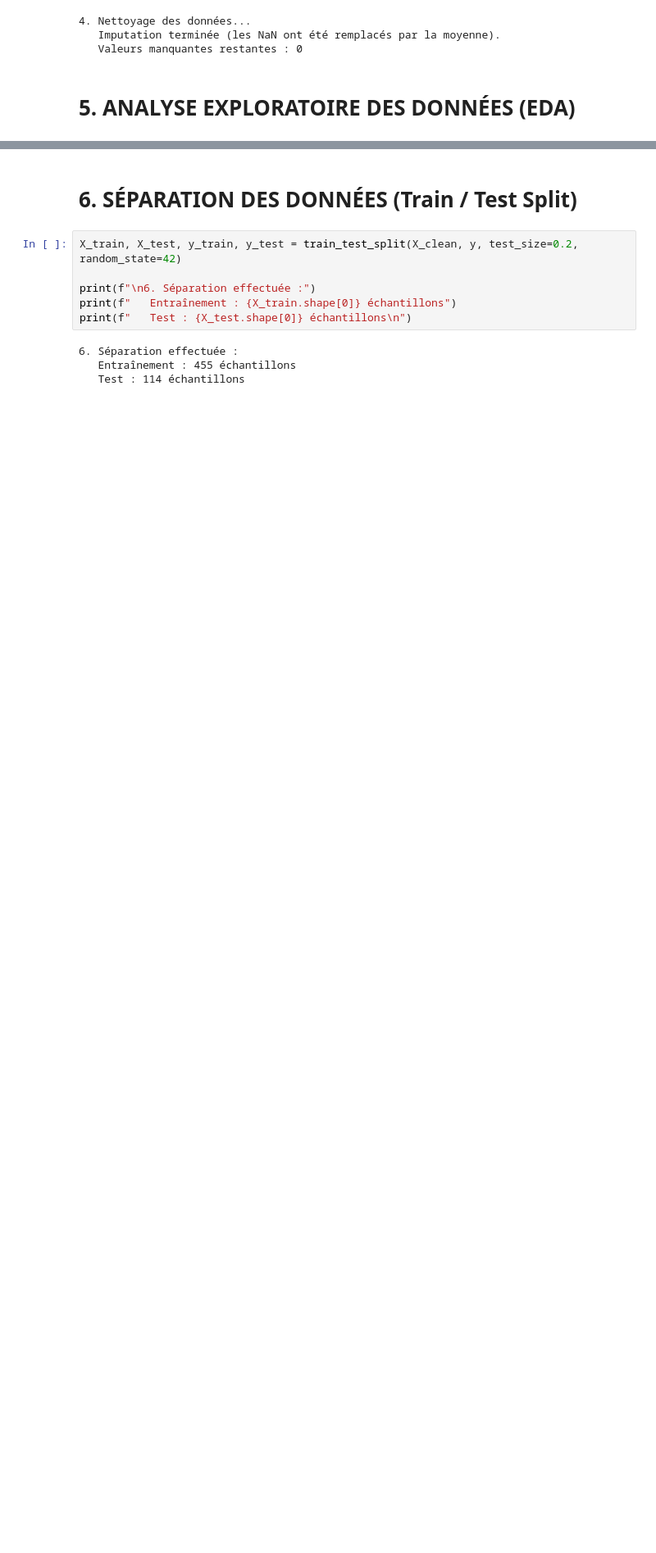
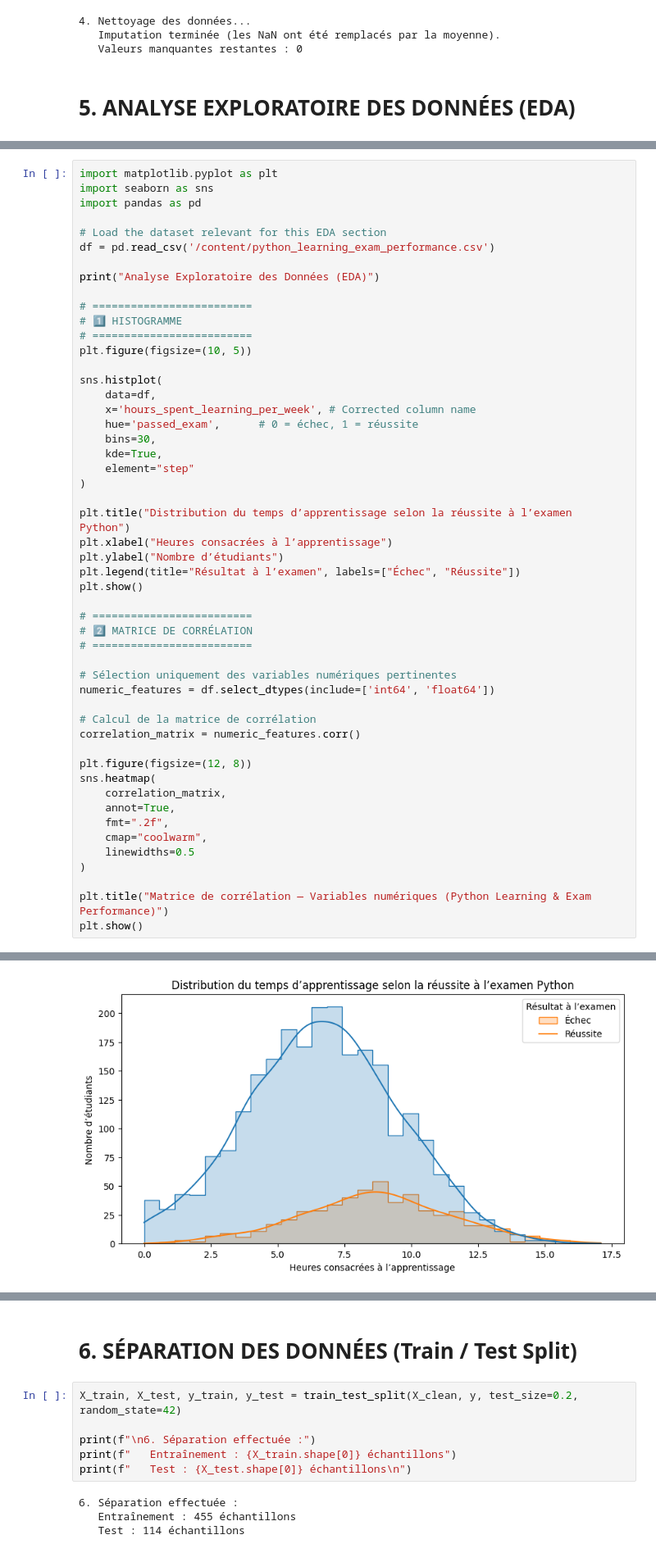
Before and after one commit to 984IKRAM/24010307-EL-BOUKHARI-IKRAM-CAC-2-, a Jupyter notebook: Python_Learning_&_Exam_Performance_Dataset.ipynb, the cells around one changed output, grey strips where cells are left out. Shown: that part at 82% size. Cells and saved outputs as stored; diff of their text form; blank space fills up the shorter version.

```diff
--- a/Python_Learning_&_Exam_Performance_Dataset.ipynb
+++ b/Python_Learning_&_Exam_Performance_Dataset.ipynb
@@ -129,0 +96,52 @@ max      28.110000     39.280000      188.500000  2501.000000         0.144700
+# %%
+import matplotlib.pyplot as plt
+import seaborn as sns
+import pandas as pd
+
+# Load the dataset relevant for this EDA section
+df = pd.read_csv('/content/python_learning_exam_performance.csv')
+
+print("Analyse Exploratoire des Données (EDA)")
+
+# =========================
+# 1️⃣ HISTOGRAMME
+# =========================
+plt.figure(figsize=(10, 5))
+
+sns.histplot(
+    data=df,
+    x='hours_spent_learning_per_week', # Corrected column name
+    hue='passed_exam',      # 0 = échec, 1 = réussite
+    bins=30,
+    kde=True,
+    element="step"
+)
+
+plt.title("Distribution du temps d’apprentissage selon la réussite à l’examen Python")
+plt.xlabel("Heures consacrées à l’apprentissage")
+plt.ylabel("Nombre d’étudiants")
+plt.legend(title="Résultat à l’examen", labels=["Échec", "Réussite"])
+plt.show()
+
+# =========================
+# 2️⃣ MATRICE DE CORRÉLATION
+# =========================
+
+# Sélection uniquement des variables numériques pertinentes
+numeric_features = df.select_dtypes(include=['int64', 'float64'])
+
+# Calcul de la matrice de corrélation
+correlation_matrix = numeric_features.corr()
+
+plt.figure(figsize=(12, 8))
+sns.heatmap(
+    correlation_matrix,
+    annot=True,
+    fmt=".2f",
+    cmap="coolwarm",
+    linewidths=0.5
+)
+
+plt.title("Matrice de corrélation — Variables numériques (Python Learning & Exam Performance)")
+plt.show()
+# %% [output]
@@ -129,0 +149 @@ max      28.110000     39.280000      188.500000  2501.000000         0.144700
+[figure, added]
```
Also changed, not shown: parts of 4 cells of this notebook.
